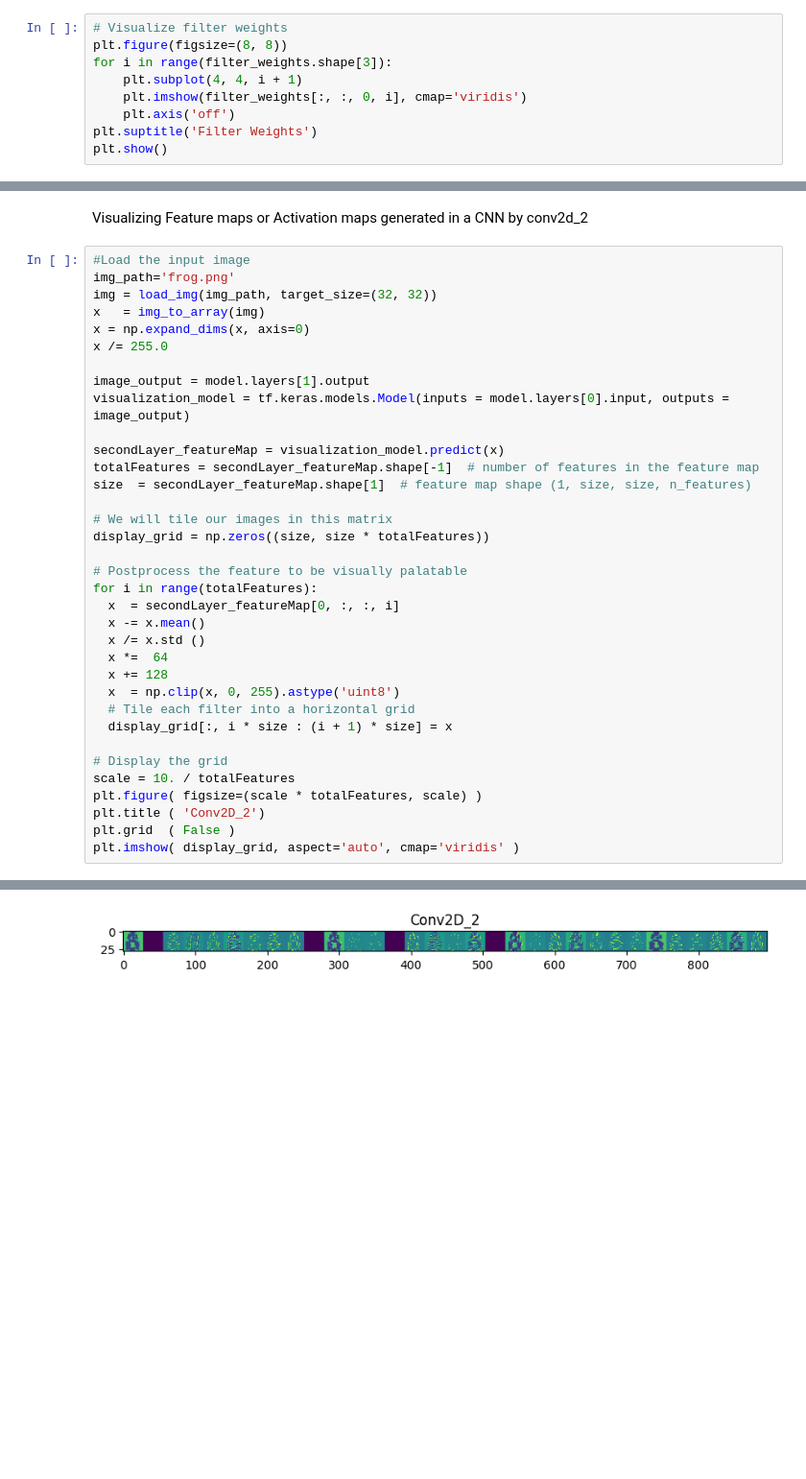
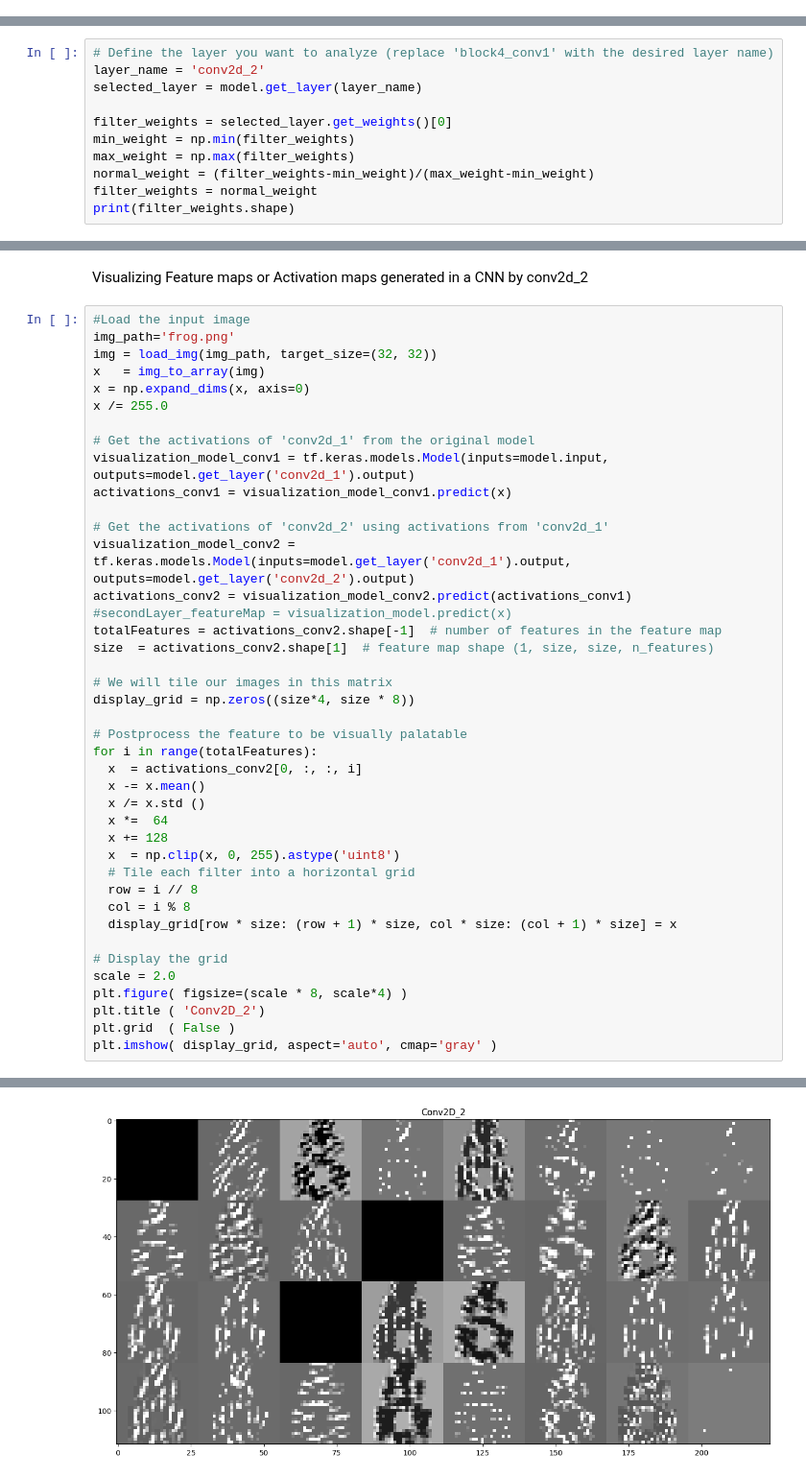
Before and after one commit to rishikeshydv/layerOutputInterpreter, a Jupyter notebook: trial1.ipynb, the cells around one changed output, grey strips where cells are left out. Shown: that part at 96% size. Saved outputs shown, nothing was run; the diff lists cells and outputs as text; blank space fills up the shorter version.

```diff
--- a/trial1.ipynb
+++ b/trial1.ipynb
@@ -72,9 +66,0 @@ Visualizing Filter Matrices and Feature/Activation Maps in cconv2d_1
-# %%
-# Visualize filter weights
-plt.figure(figsize=(8, 8))
-for i in range(filter_weights.shape[3]):
-    plt.subplot(4, 4, i + 1)
-    plt.imshow(filter_weights[:, :, 0, i], cmap='viridis')
-    plt.axis('off')
-plt.suptitle('Filter Weights')
-plt.show()
@@ -127,0 +138,11 @@ WARNING:tensorflow:6 out of the last 1568 calls to <function Model.make_predict_
+# %%
+# Define the layer you want to analyze (replace 'block4_conv1' with the desired layer name)
+layer_name = 'conv2d_2'
+selected_layer = model.get_layer(layer_name)
+
+filter_weights = selected_layer.get_weights()[0]
+min_weight = np.min(filter_weights)
+max_weight = np.max(filter_weights)
+normal_weight = (filter_weights-min_weight)/(max_weight-min_weight)
+filter_weights = normal_weight
+print(filter_weights.shape)
@@ -135,31 +184,37 @@ x   = img_to_array(img)
 x = np.expand_dims(x, axis=0)
 x /= 255.0
 
-image_output = model.layers[1].output
-visualization_model = tf.keras.models.Model(inputs = model.layers[0].input, outputs = image_output)
+# Get the activations of 'conv2d_1' from the original model
+visualization_model_conv1 = tf.keras.models.Model(inputs=model.input, outputs=model.get_layer('conv2d_1').output)
+activations_conv1 = visualization_model_conv1.predict(x)
 
-secondLayer_featureMap = visualization_model.predict(x)
-totalFeatures = secondLayer_featureMap.shape[-1]  # number of features in the feature map
-size  = secondLayer_featureMap.shape[1]  # feature map shape (1, size, size, n_features)
+# Get the activations of 'conv2d_2' using activations from 'conv2d_1'
+visualization_model_conv2 = tf.keras.models.Model(inputs=model.get_layer('conv2d_1').output, outputs=model.get_layer('conv2d_2').output)
+activations_conv2 = visualization_model_conv2.predict(activations_conv1)
+#secondLayer_featureMap = visualization_model.predict(x)
+totalFeatures = activations_conv2.shape[-1]  # number of features in the feature map
+size  = activations_conv2.shape[1]  # feature map shape (1, size, size, n_features)
 
 # We will tile our images in this matrix
-display_grid = np.zeros((size, size * totalFeatures))
+display_grid = np.zeros((size*4, size * 8))
 
 # Postprocess the feature to be visually palatable
 for i in range(totalFeatures):
-  x  = secondLayer_featureMap[0, :, :, i]
+  x  = activations_conv2[0, :, :, i]
   x -= x.mean()
   x /= x.std ()
   x *=  64
   x += 128
   x  = np.clip(x, 0, 255).astype('uint8')
   # Tile each filter into a horizontal grid
-  display_grid[:, i * size : (i + 1) * size] = x
+  row = i // 8
+  col = i % 8
+  display_grid[row * size: (row + 1) * size, col * size: (col + 1) * size] = x
 
 # Display the grid
-scale = 10. / totalFeatures
-plt.figure( figsize=(scale * totalFeatures, scale) )
+scale = 2.0
+plt.figure( figsize=(scale * 8, scale*4) )
 plt.title ( 'Conv2D_2')
 plt.grid  ( False )
-plt.imshow( display_grid, aspect='auto', cmap='viridis' )
+plt.imshow( display_grid, aspect='auto', cmap='gray' )
 # %% [output]
@@ -167,2 +223,2 @@ plt.imshow( display_grid, aspect='auto', cmap='viridis' )
 <matplotlib.image.AxesImage at 0x...>
-[figure, old version]
+[figure, new version]
```
Also changed, not shown: parts of 25 cells of this notebook, 6 other files.
